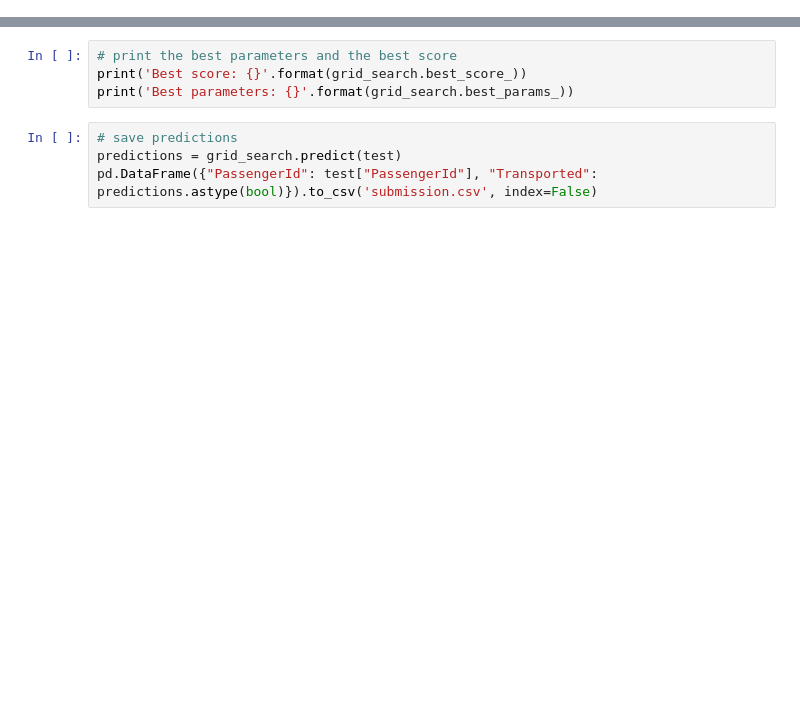
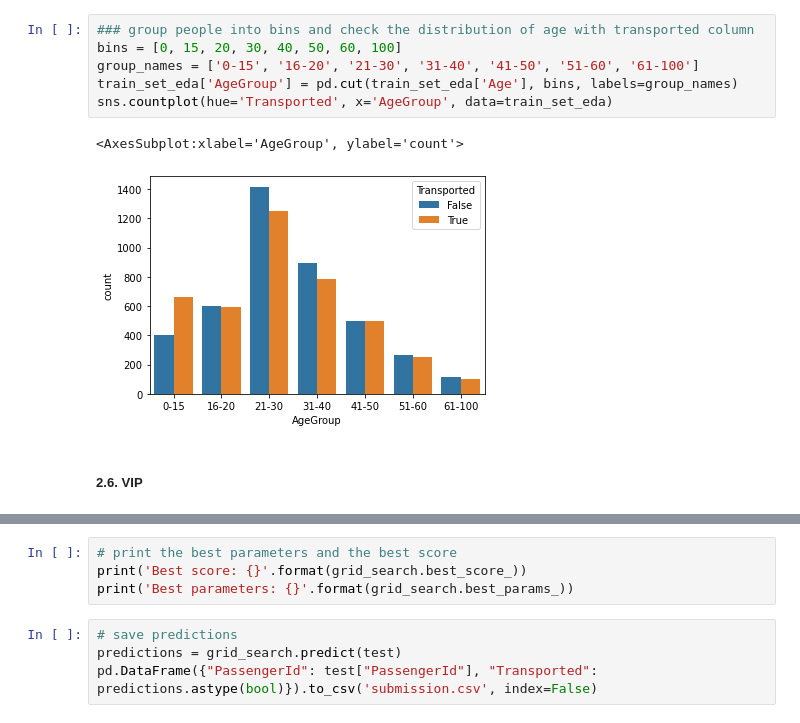
Before and after one commit to JanekDev/kaggle_solution_ideas, a Jupyter notebook: spaceship titanic.ipynb, the cells around one changed output, grey strips where cells are left out. Cells and saved outputs as stored; diff of their text form; blank space fills up the shorter version.

```diff
--- a/spaceship titanic.ipynb
+++ b/spaceship titanic.ipynb
@@ -276,0 +183,11 @@ KeyboardInterrupt:
+# %%
+### group people into bins and check the distribution of age with transported column
+bins = [0, 15, 20, 30, 40, 50, 60, 100]
+group_names = ['0-15', '16-20', '21-30', '31-40', '41-50', '51-60', '61-100']
+train_set_eda['AgeGroup'] = pd.cut(train_set_eda['Age'], bins, labels=group_names)
+sns.countplot(hue='Transported', x='AgeGroup', data=train_set_eda)
+# %% [output]
+<AxesSubplot:xlabel='AgeGroup', ylabel='count'>
+[figure, added]
+# %% [markdown]
+##### 2.6. VIP
```
Also changed, not shown: parts of 68 cells of this notebook.
